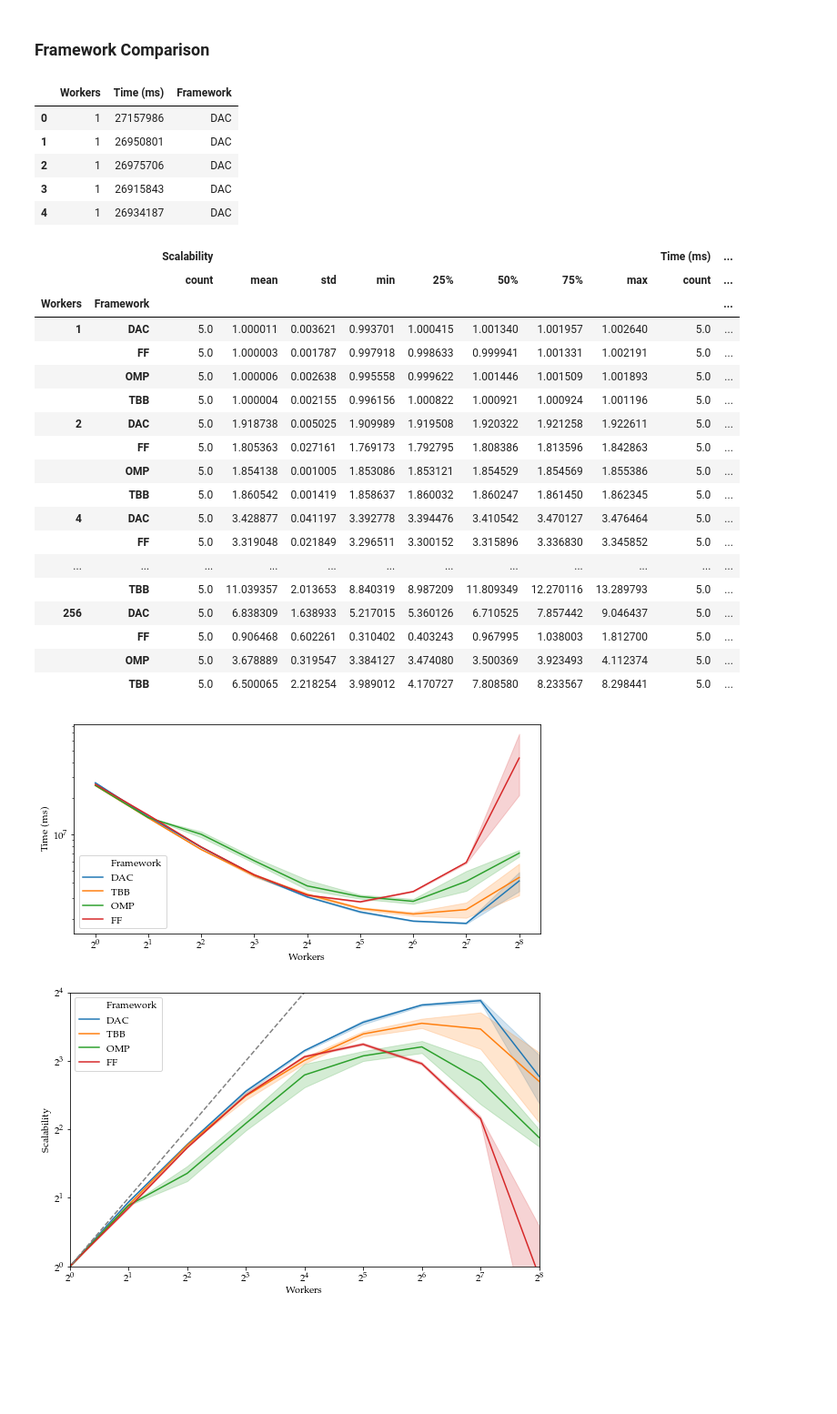
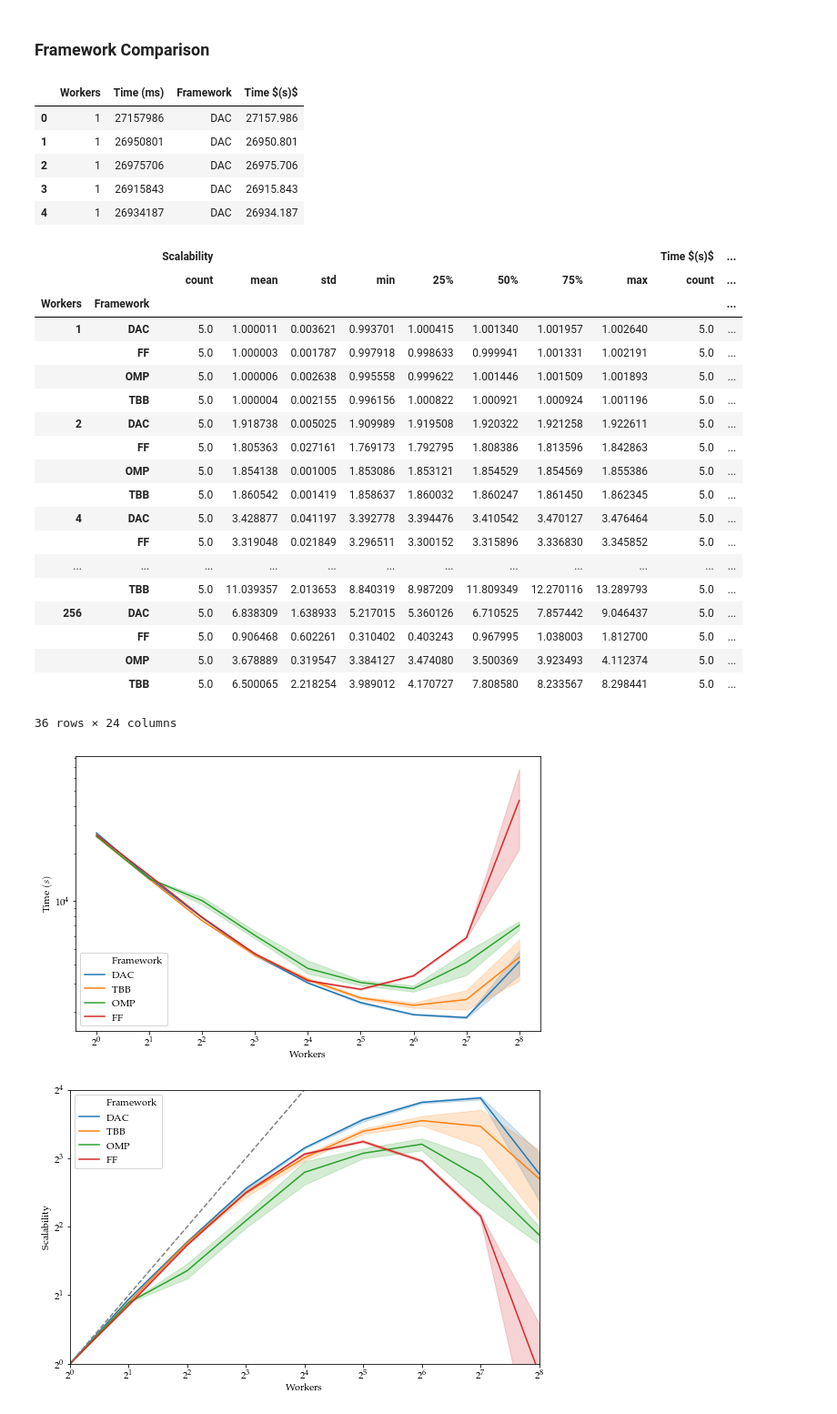
Before and after one commit to flandolfi/SPM-project, a Jupyter notebook: notebooks/analysis.ipynb, the cells around one changed output. Shown at 91% size. Saved outputs shown, nothing was run; the diff lists cells and outputs as text; code cells hidden in the pictures; blank space fills up the shorter version.

```diff
--- a/notebooks/analysis.ipynb
+++ b/notebooks/analysis.ipynb
@@ -455,21 +458,22 @@ for f in files:
     dfs.append(df)
 
 sf = pd.concat(dfs)
+sf['Time $(s)$'] = sf['Time (ms)'] / 1000.
 sf.head()
 # %% [output]
-|  | Workers | Time (ms) | Framework |
-| 0 | 1 | 27157986 | DAC |
-| 1 | 1 | 26950801 | DAC |
-| 2 | 1 | 26975706 | DAC |
-| 3 | 1 | 26915843 | DAC |
-| 4 | 1 | 26934187 | DAC |
+|  | Workers | Time (ms) | Framework | Time $(s)$ |
+| 0 | 1 | 27157986 | DAC | 27157.986 |
+| 1 | 1 | 26950801 | DAC | 26950.801 |
+| 2 | 1 | 26975706 | DAC | 26975.706 |
+| 3 | 1 | 26915843 | DAC | 26915.843 |
+| 4 | 1 | 26934187 | DAC | 26934.187 |
 # %%
 avg = sf[sf.Workers == 1].groupby('Framework')['Time (ms)'].mean()
 
 sf['Scalability'] = avg[sf.Framework].values / sf['Time (ms)'].values
 sf.groupby(['Workers', 'Framework']).describe()
 # %% [output]
-|  |  | Scalability |  |  |  |  |  |  |  | Time (ms) | ... |
+|  |  | Scalability |  |  |  |  |  |  |  | Time $(s)$ | ... |
 |  |  | count | mean | std | min | 25% | 50% | 75% | max | count | ... |
 | Workers | Framework |  |  |  |  |  |  |  |  |  | ... |
 | 1 | DAC | 5.0 | 1.000011 | 0.003621 | 0.993701 | 1.000415 | 1.001340 | 1.001957 | 1.002640 | 5.0 | ... |
@@ -488,19 +492,20 @@ sf.groupby(['Workers', 'Framework']).describe()
 |  | FF | 5.0 | 0.906468 | 0.602261 | 0.310402 | 0.403243 | 0.967995 | 1.038003 | 1.812700 | 5.0 | ... |
 |  | OMP | 5.0 | 3.678889 | 0.319547 | 3.384127 | 3.474080 | 3.500369 | 3.923493 | 4.112374 | 5.0 | ... |
 |  | TBB | 5.0 | 6.500065 | 2.218254 | 3.989012 | 4.170727 | 7.808580 | 8.233567 | 8.298441 | 5.0 | ... |
+36 rows × 24 columns
 # %%
-fig, ax = plt.subplots(figsize=(8, 4))
+fig, ax = plt.subplots(figsize=(8, 5))
 
-sns.lineplot(data=sf, x='Workers', y='Time (ms)', hue='Framework', ax=ax)
+sns.lineplot(data=sf, x='Workers', y='Time $(s)$', hue='Framework', ax=ax)
 
 ax.set_xscale('log', basex=2)
 ax.set_yscale('log', basey=10)
 
 plt.tight_layout()
 plt.savefig("../report/figures/time_framework.pdf", format='pdf', bbox_inches='tight')
 plt.show()
 # %% [output]
-[figure, old version]
+[figure, new version]
 # %%
 fig, ax = plt.subplots(figsize=(8, 5))
 
```
Also changed, not shown: parts of 10 cells of this notebook.
